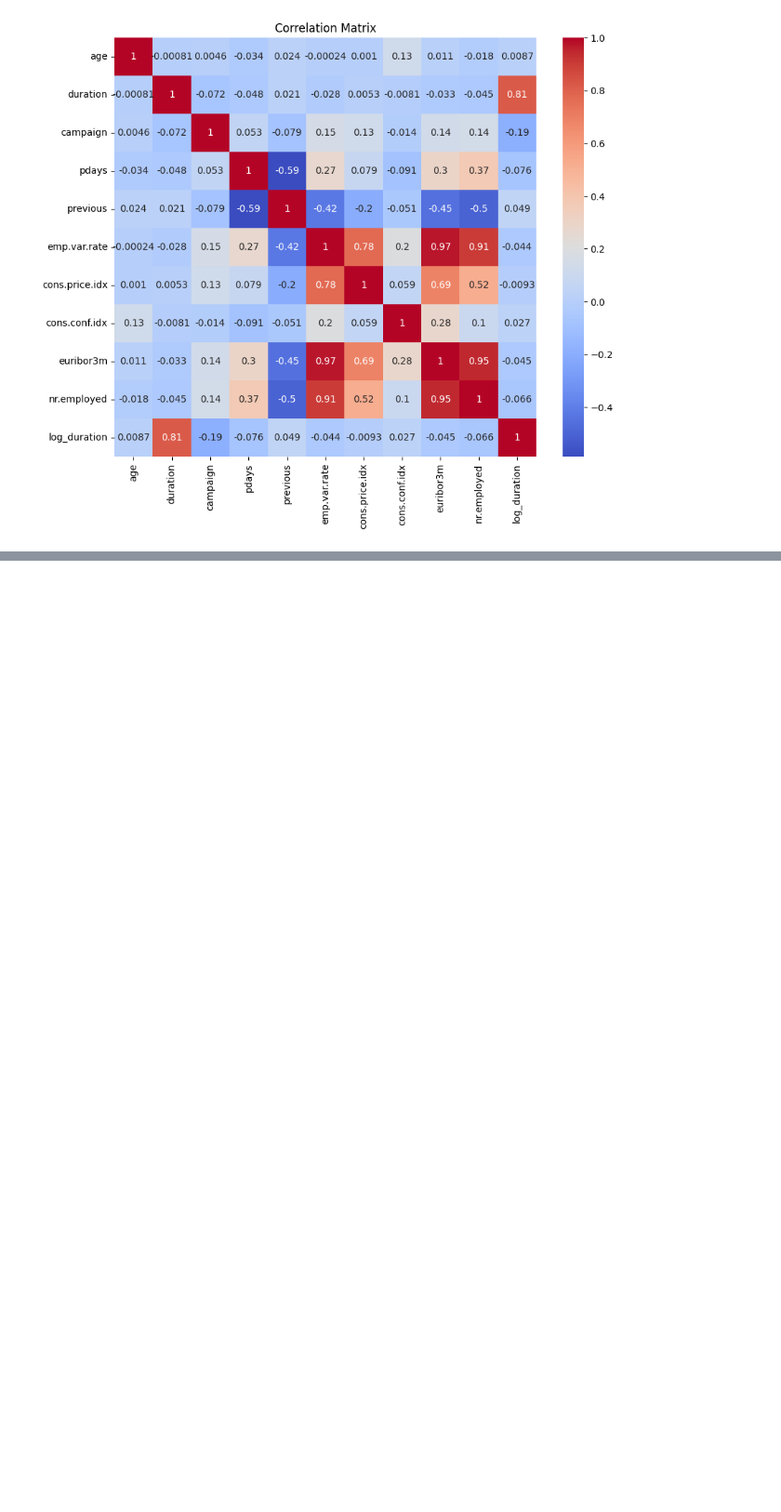
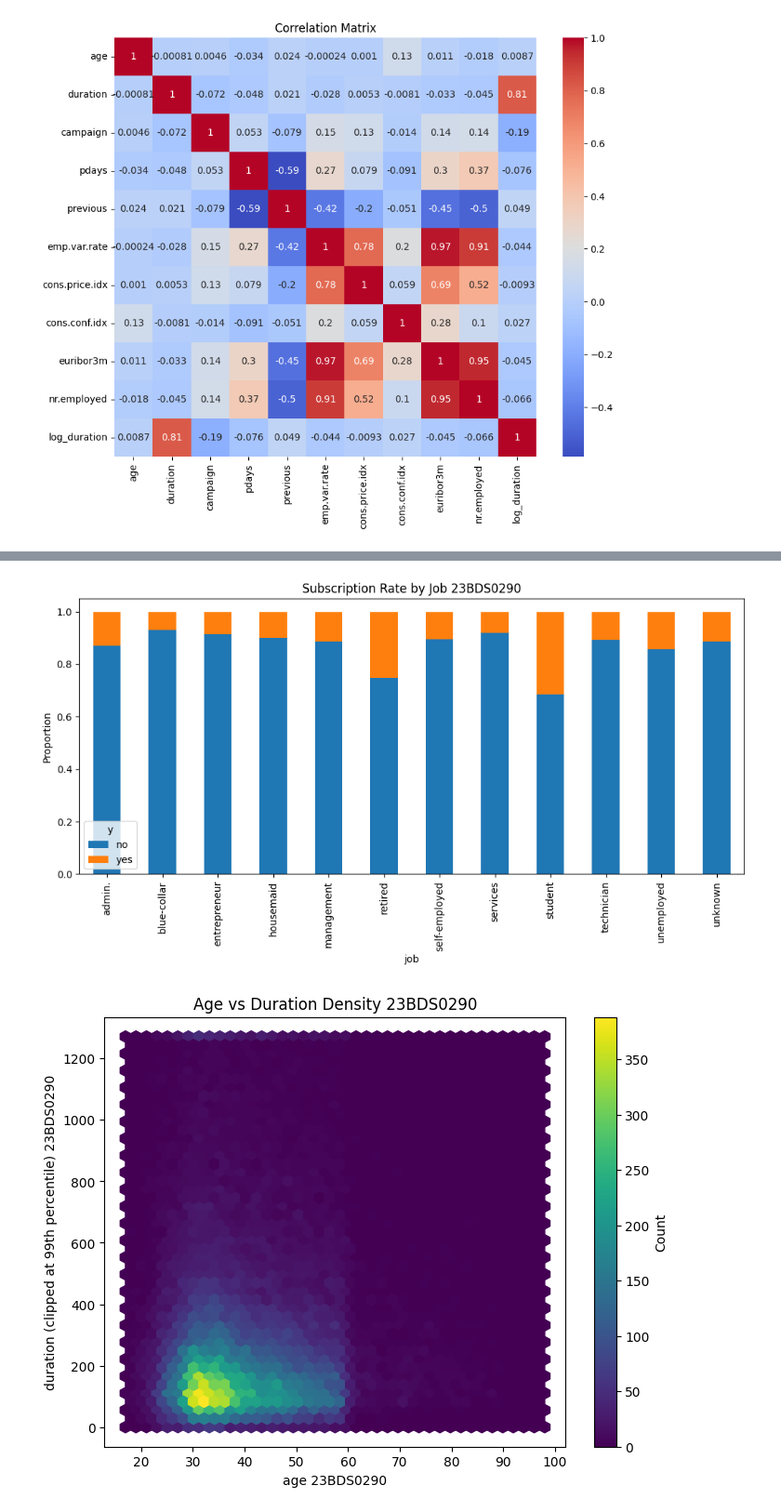
Before and after one commit to 2005lakshya/lakshya_gupta_eda, a Jupyter notebook: Lakshya_gupta_eda.ipynb, the cells around one changed output, grey strips where cells are left out. Shown at 93% size. Saved outputs shown, nothing was run; the diff lists cells and outputs as text; code cells hidden in the pictures; blank space fills up the shorter version.

```diff
--- a/Lakshya_gupta_eda.ipynb
+++ b/Lakshya_gupta_eda.ipynb
@@ -293,0 +496,30 @@ plt.show()
+# %%
+#Stacked bar chart of subscription rate by job
+pd.crosstab(bank_data["job"], bank_data["y"], normalize="index").plot(
+    kind="bar",
+    stacked=True,
+    figsize=(12, 5)
+)
+
+plt.title("Subscription Rate by Job 23BDS0290")
+plt.ylabel("Proportion")
+plt.show()
+
+#Hexbin plot for age vs duration (dense 2D distribution)
+plt.figure(figsize=(8, 6))
+
+plt.hexbin(
+    bank_data["age"],
+    bank_data["duration"].clip(upper=bank_data["duration"].quantile(0.99)),
+    gridsize=40,
+    cmap="viridis"
+)
+
+plt.colorbar(label="Count")
+plt.xlabel("age 23BDS0290")
+plt.ylabel("duration (clipped at 99th percentile) 23BDS0290")
+plt.title("Age vs Duration Density 23BDS0290")
+plt.show()
+# %% [output]
+[figure, added]
+[figure, added]
```
Also changed, not shown: parts of 13 cells of this notebook.
